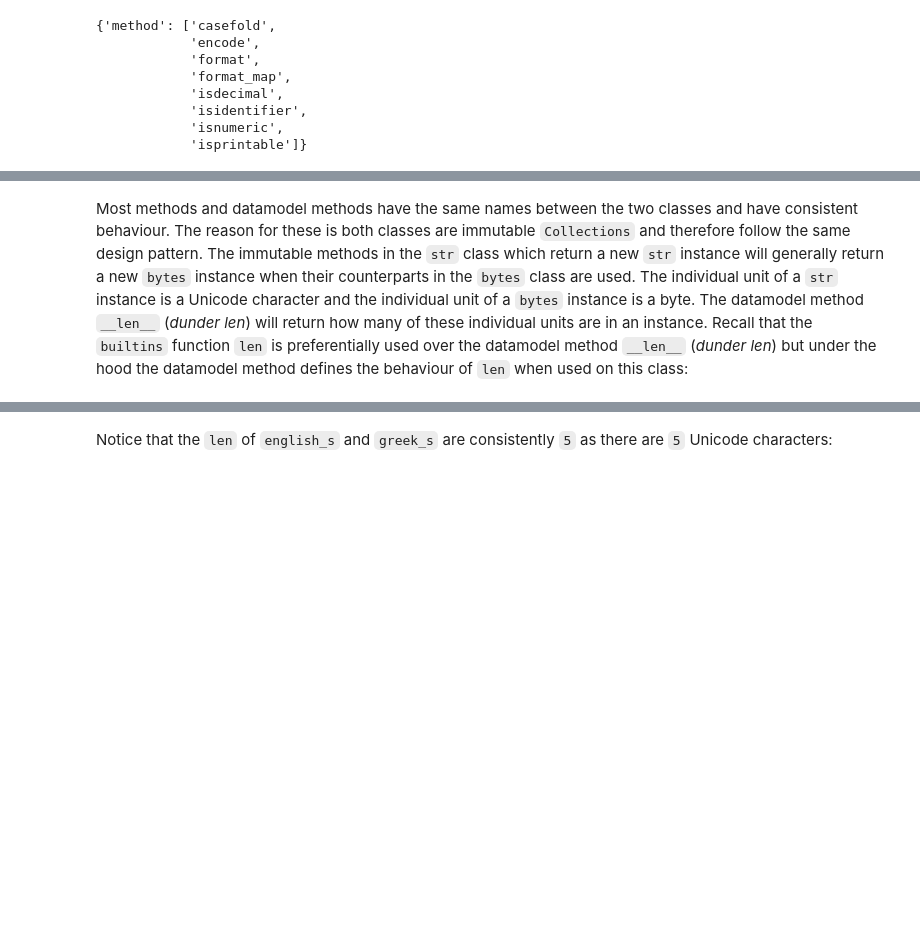
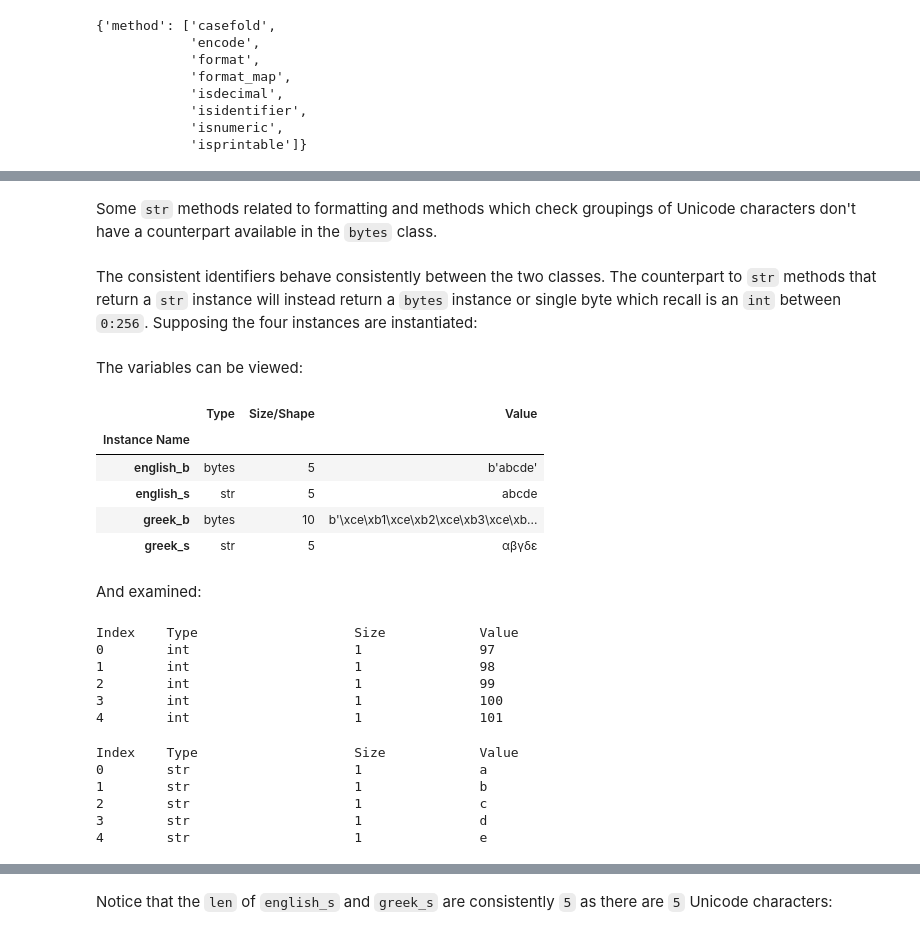
Before and after one commit to PhilipYip1988/python-notebooks, a Jupyter notebook: builtins_module_bytes/notebook.ipynb, the cells around one changed output, grey strips where cells are left out. Drawn from its saved outputs; the diff is of its cells as text; code cells hidden in the pictures; blank space fills up the shorter version.

````diff
--- a/builtins_module_bytes/notebook.ipynb
+++ b/builtins_module_bytes/notebook.ipynb
@@ -1182,7 +1166,40 @@ print_identifier_group(bytes, kind='all', second=str, show_only_intersection_ide
-# %% [markdown]
-Most methods and datamodel methods have the same names between the two classes and have consistent behaviour. The reason for these is both classes are immutable ```Collections``` and therefore follow the same design pattern. The immutable methods in the ```str``` class which return a new ```str``` instance will generally return a new ```bytes``` instance when their counterparts in the ```bytes``` class are used. The individual unit of a ```str``` instance is a Unicode character and the individual unit of a ```bytes``` instance is a byte. The datamodel method ```__len__``` (*dunder len*) will return how many of these individual units are in an instance. Recall that the ```builtins``` function ```len``` is preferentially used over the datamodel method ```__len__``` (*dunder len*) but under the hood the datamodel method defines the behaviour of ```len``` when used on this class:
+# %% [markdown]
+Some ```str``` methods related to formatting and methods which check groupings of Unicode characters don't have a counterpart available in the ```bytes``` class.
+# %% [markdown]
+The consistent identifiers behave consistently between the two classes. The counterpart to ```str``` methods that return a ```str``` instance will instead return a ```bytes``` instance or single byte which recall is an ```int``` between ```0:256```. Supposing the four instances are instantiated:
 # %%
 english_b = b'abcde'
 greek_b = bytes('αβγδε', encoding='UTF-8')
 english_s = 'abcde'
 greek_s = 'αβγδε'
+# %% [markdown]
+The variables can be viewed:
+# %%
+variables().loc[['english_b', 'english_s', 'greek_b', 'greek_s']]
+# %% [output]
+|  | Type | Size/Shape | Value |
+| Instance Name |  |  |  |
+| english_b | bytes | 5 | b'abcde' |
+| english_s | str | 5 | abcde |
+| greek_b | bytes | 10 | b'\xce\xb1\xce\xb2\xce\xb3\xce\xb... |
+| greek_s | str | 5 | αβγδε |
+# %% [markdown]
+And examined:
+# %%
+view(english_b)
+# %% [output]
+Index    Type                    Size            Value
+0        int                     1               97
+1        int                     1               98
+2        int                     1               99
+3        int                     1               100
+4        int                     1               101
+# %%
+view(english_s)
+# %% [output]
+Index    Type                    Size            Value
+0        str                     1               a
+1        str                     1               b
+2        str                     1               c
+3        str                     1               d
+4        str                     1               e
````
Also changed, not shown: parts of 27 cells of this notebook, 4 other files.
